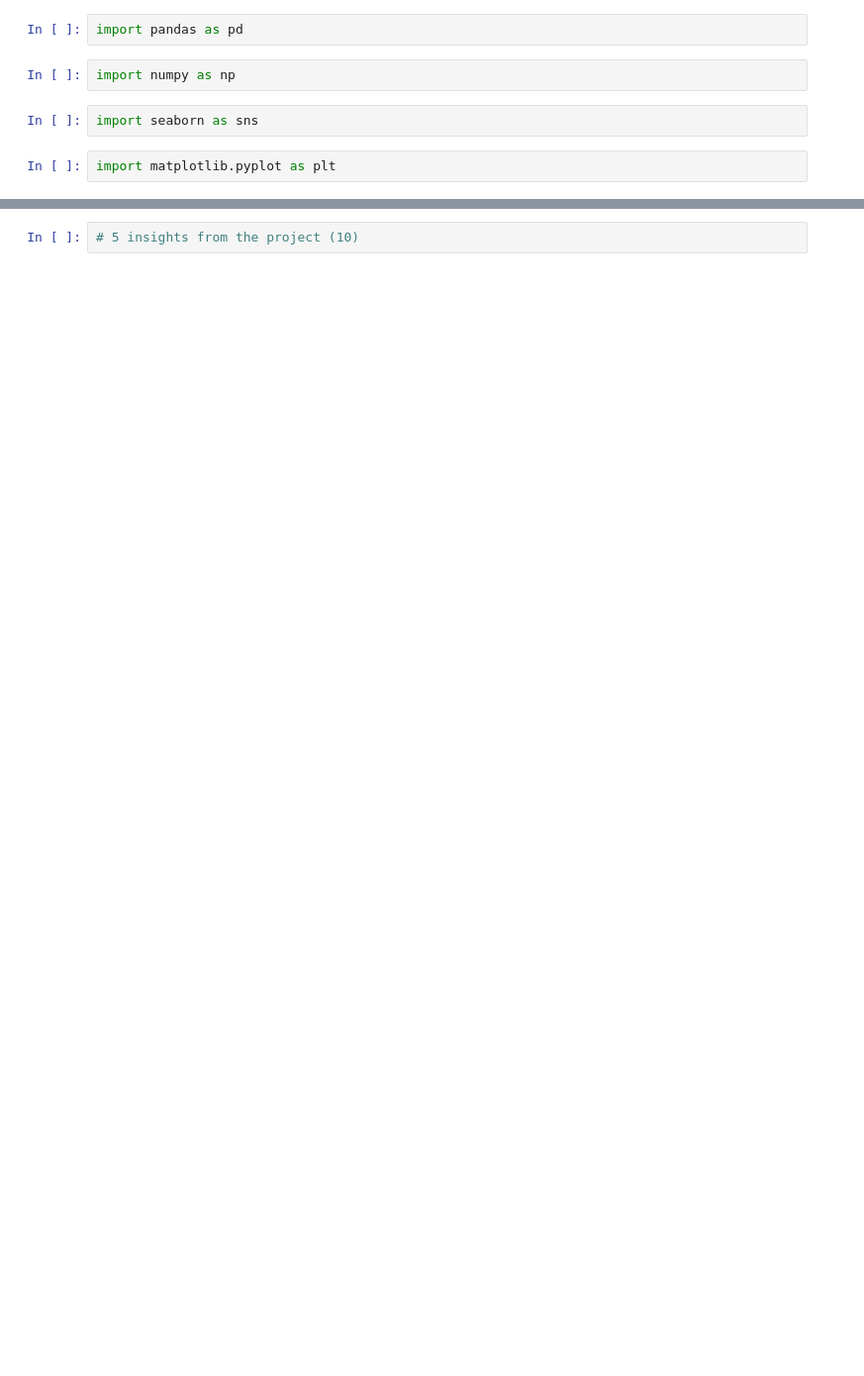
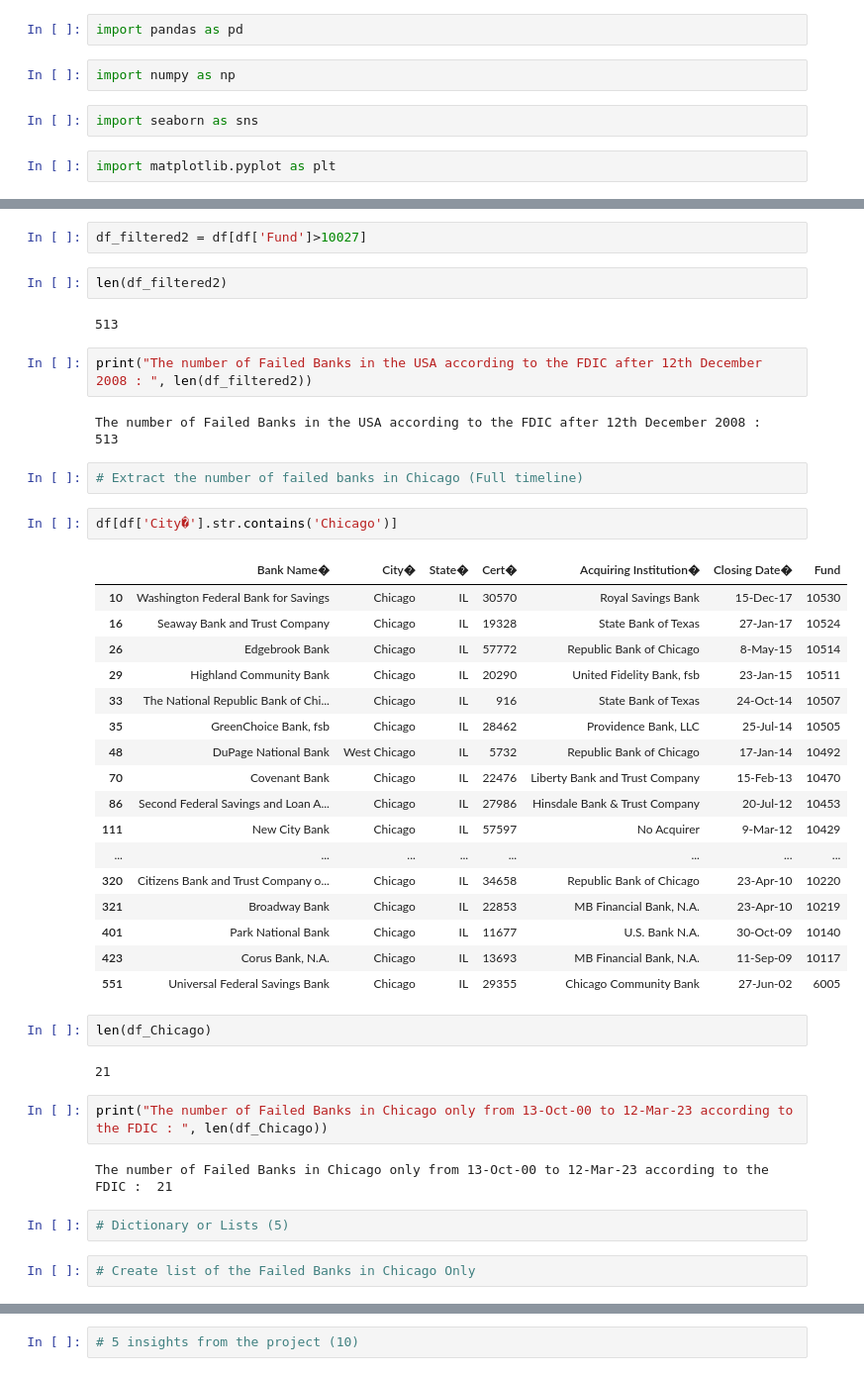
Before and after one commit to pmanuel1/UCDPA_Philip_Manuel, a Jupyter notebook: UCDPA_Philip_Manuel.ipynb, the cells around one changed output, grey strips where cells are left out. Shown at 99% size. Saved outputs shown, nothing was run; the diff lists cells and outputs as text; blank space fills up the shorter version.

```diff
--- a/UCDPA_Philip_Manuel.ipynb
+++ b/UCDPA_Philip_Manuel.ipynb
@@ -21 +244,45 @@ import matplotlib.pyplot as plt
+# %%
+df_filtered2 = df[df['Fund']>10027]
+# %%
+len(df_filtered2)
+# %% [output]
+513
+# %%
+print("The number of Failed Banks in the USA according to the FDIC after 12th December 2008 : ", len(df_filtered2))
+# %% [output]
+The number of Failed Banks in the USA according to the FDIC after 12th December 2008 :  513
+# %%
+# Extract the number of failed banks in Chicago (Full timeline)
+# %%
+df[df['City�'].str.contains('Chicago')]
+# %% [output]
+|  | Bank Name� | City� | State� | Cert� | Acquiring Institution� | Closing Date� | Fund |
+| 10 | Washington Federal Bank for Savings | Chicago | IL | 30570 | Royal Savings Bank | 15-Dec-17 | 10530 |
+| 16 | Seaway Bank and Trust Company | Chicago | IL | 19328 | State Bank of Texas | 27-Jan-17 | 10524 |
+| 26 | Edgebrook Bank | Chicago | IL | 57772 | Republic Bank of Chicago | 8-May-15 | 10514 |
+| 29 | Highland Community Bank | Chicago | IL | 20290 | United Fidelity Bank, fsb | 23-Jan-15 | 10511 |
+| 33 | The National Republic Bank of Chi... | Chicago | IL | 916 | State Bank of Texas | 24-Oct-14 | 10507 |
+| 35 | GreenChoice Bank, fsb | Chicago | IL | 28462 | Providence Bank, LLC | 25-Jul-14 | 10505 |
+| 48 | DuPage National Bank | West Chicago | IL | 5732 | Republic Bank of Chicago | 17-Jan-14 | 10492 |
+| 70 | Covenant Bank | Chicago | IL | 22476 | Liberty Bank and Trust Company | 15-Feb-13 | 10470 |
+| 86 | Second Federal Savings and Loan A... | Chicago | IL | 27986 | Hinsdale Bank & Trust Company | 20-Jul-12 | 10453 |
+| 111 | New City Bank | Chicago | IL | 57597 | No Acquirer | 9-Mar-12 | 10429 |
+| ... | ... | ... | ... | ... | ... | ... | ... |
+| 320 | Citizens Bank and Trust Company o... | Chicago | IL | 34658 | Republic Bank of Chicago | 23-Apr-10 | 10220 |
+| 321 | Broadway Bank | Chicago | IL | 22853 | MB Financial Bank, N.A. | 23-Apr-10 | 10219 |
+| 401 | Park National Bank | Chicago | IL | 11677 | U.S. Bank N.A. | 30-Oct-09 | 10140 |
+| 423 | Corus Bank, N.A. | Chicago | IL | 13693 | MB Financial Bank, N.A. | 11-Sep-09 | 10117 |
+| 551 | Universal Federal Savings Bank | Chicago | IL | 29355 | Chicago Community Bank | 27-Jun-02 | 6005 |
+# %%
+len(df_Chicago)
+# %% [output]
+21
+# %%
+print("The number of Failed Banks in Chicago only from 13-Oct-00 to 12-Mar-23 according to the FDIC : ", len(df_Chicago))
+# %% [output]
+The number of Failed Banks in Chicago only from 13-Oct-00 to 12-Mar-23 according to the FDIC :  21
+# %%
+# Dictionary or Lists (5)
+# %%
+# Create list of the Failed Banks in Chicago Only
 # %%
```
Also changed, not shown: parts of 70 cells of this notebook.
